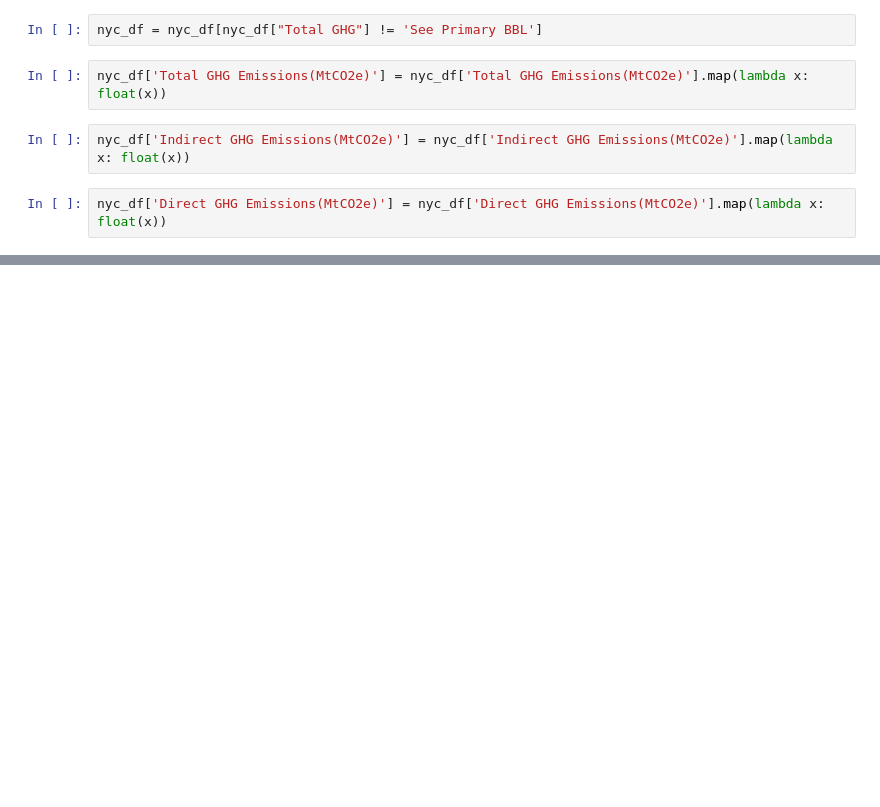
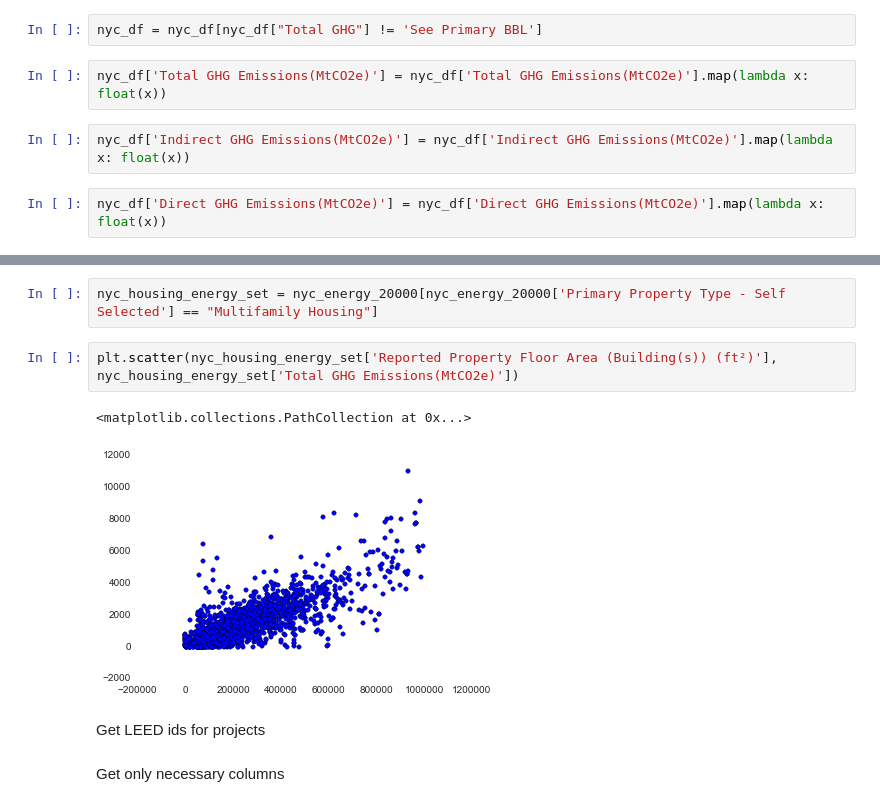
Before and after one commit to Data-Science-TIY/builditgreen, a Jupyter notebook: notebooks/NYCBuildingsAnalysis.ipynb, the cells around one changed output, grey strips where cells are left out. Cells and saved outputs as stored; diff of their text form; blank space fills up the shorter version.

```diff
--- a/notebooks/NYCBuildingsAnalysis.ipynb
+++ b/notebooks/NYCBuildingsAnalysis.ipynb
@@ -49,0 +239,11 @@ nyc_df['Direct GHG Emissions(MtCO2e)'] = nyc_df['Direct GHG Emissions(MtCO2e)'].
+# %%
+nyc_housing_energy_set = nyc_energy_20000[nyc_energy_20000['Primary Property Type - Self Selected'] == "Multifamily Housing"]
+# %%
+plt.scatter(nyc_housing_energy_set['Reported Property Floor Area (Building(s)) (ft²)'], nyc_housing_energy_set['Total GHG Emissions(MtCO2e)'])
+# %% [output]
+<matplotlib.collections.PathCollection at 0x...>
+[figure, added]
+# %% [markdown]
+Get LEED ids for projects
+# %% [markdown]
+Get only necessary columns
```
Also changed, not shown: parts of 74 cells of this notebook, 3 other files.
